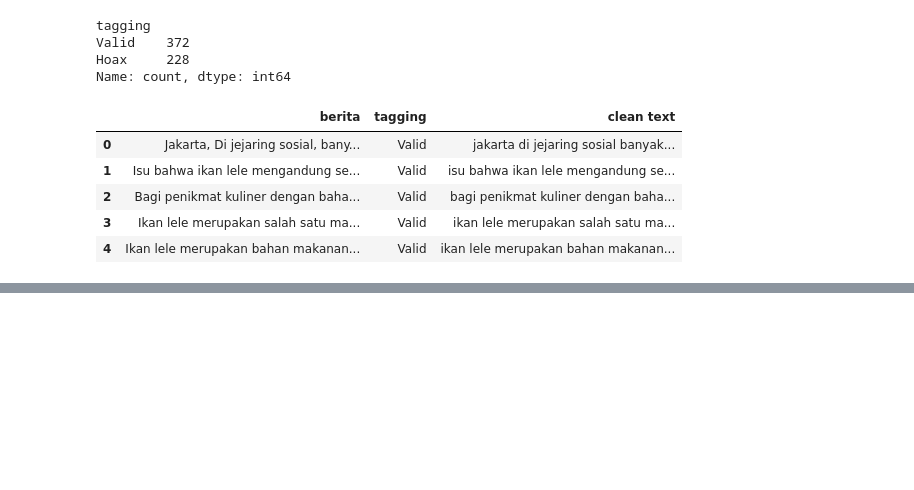
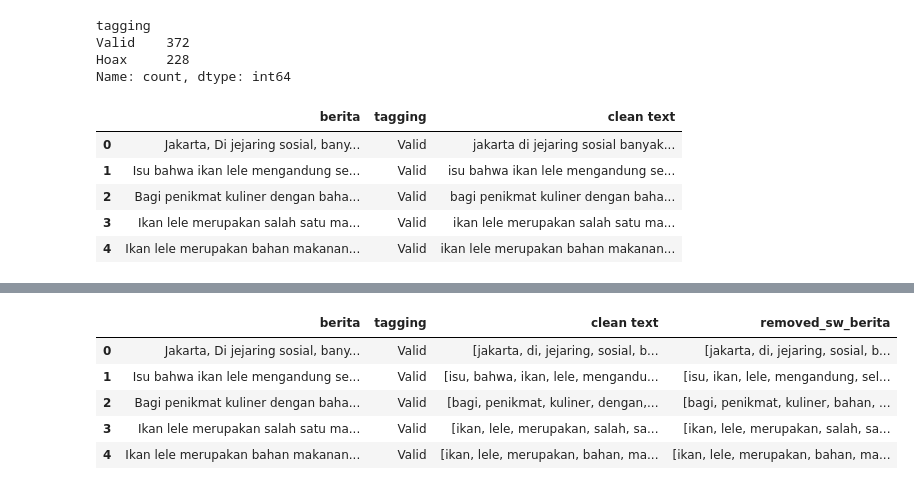
Before and after one commit to aymanrafif/Fake-News-Classification, a Jupyter notebook: 0 testing data.ipynb, the cells around one changed output, grey strips where cells are left out. Drawn from its saved outputs; the diff is of its cells as text; code cells hidden in the pictures; blank space fills up the shorter version.

```diff
--- a/0 testing data.ipynb
+++ b/0 testing data.ipynb
@@ -93,7 +93,7 @@ df.head()
 | 3 | Ikan lele merupakan salah satu ma... | Valid | ikan lele merupakan salah satu ma... |
 | 4 | Ikan lele merupakan bahan makanan... | Valid | ikan lele merupakan bahan makanan... |
 # %%
-# def word_tokenize_wrapper(text):
-#  return word_tokenize(text)
-# df['clean text'] = df['clean text'].apply(word_tokenize_wrapper)
-# df.head()
+def word_tokenize_wrapper(text):
+ return word_tokenize(text)
+df['clean text'] = df['clean text'].apply(word_tokenize_wrapper)
+df.head()
@@ -99,0 +107,24 @@ df.head()
+# %%
+from Sastrawi.StopWordRemover.StopWordRemoverFactory import StopWordRemoverFactory
+# import pandas as pd
+
+factory = StopWordRemoverFactory()
+stopword = factory.create_stop_word_remover()
+
+# Create a StopWordRemover
+factory = StopWordRemoverFactory()
+stopword = factory.create_stop_word_remover()
+
+# Apply the stopword remover to each row in the 'berita' column and create a new column with the results
+df['removed_sw_berita'] = df['berita'].apply(lambda kalimat: stopword.remove(kalimat))
+
+df['removed_sw_berita'] = text_cleansing(df['removed_sw_berita'])
+df['removed_sw_berita'] = df['removed_sw_berita'].apply(word_tokenize_wrapper)
+df.head()
+# %% [output]
+|  | berita | tagging | clean text | removed_sw_berita |
+| 0 | Jakarta, Di jejaring sosial, bany... | Valid | [jakarta, di, jejaring, sosial, b... | [jakarta, di, jejaring, sosial, b... |
+| 1 | Isu bahwa ikan lele mengandung se... | Valid | [isu, bahwa, ikan, lele, mengandu... | [isu, ikan, lele, mengandung, sel... |
+| 2 | Bagi penikmat kuliner dengan baha... | Valid | [bagi, penikmat, kuliner, dengan,... | [bagi, penikmat, kuliner, bahan, ... |
+| 3 | Ikan lele merupakan salah satu ma... | Valid | [ikan, lele, merupakan, salah, sa... | [ikan, lele, merupakan, salah, sa... |
+| 4 | Ikan lele merupakan bahan makanan... | Valid | [ikan, lele, merupakan, bahan, ma... | [ikan, lele, merupakan, bahan, ma... |
```
Also changed, not shown: parts of 6 cells of this notebook.
